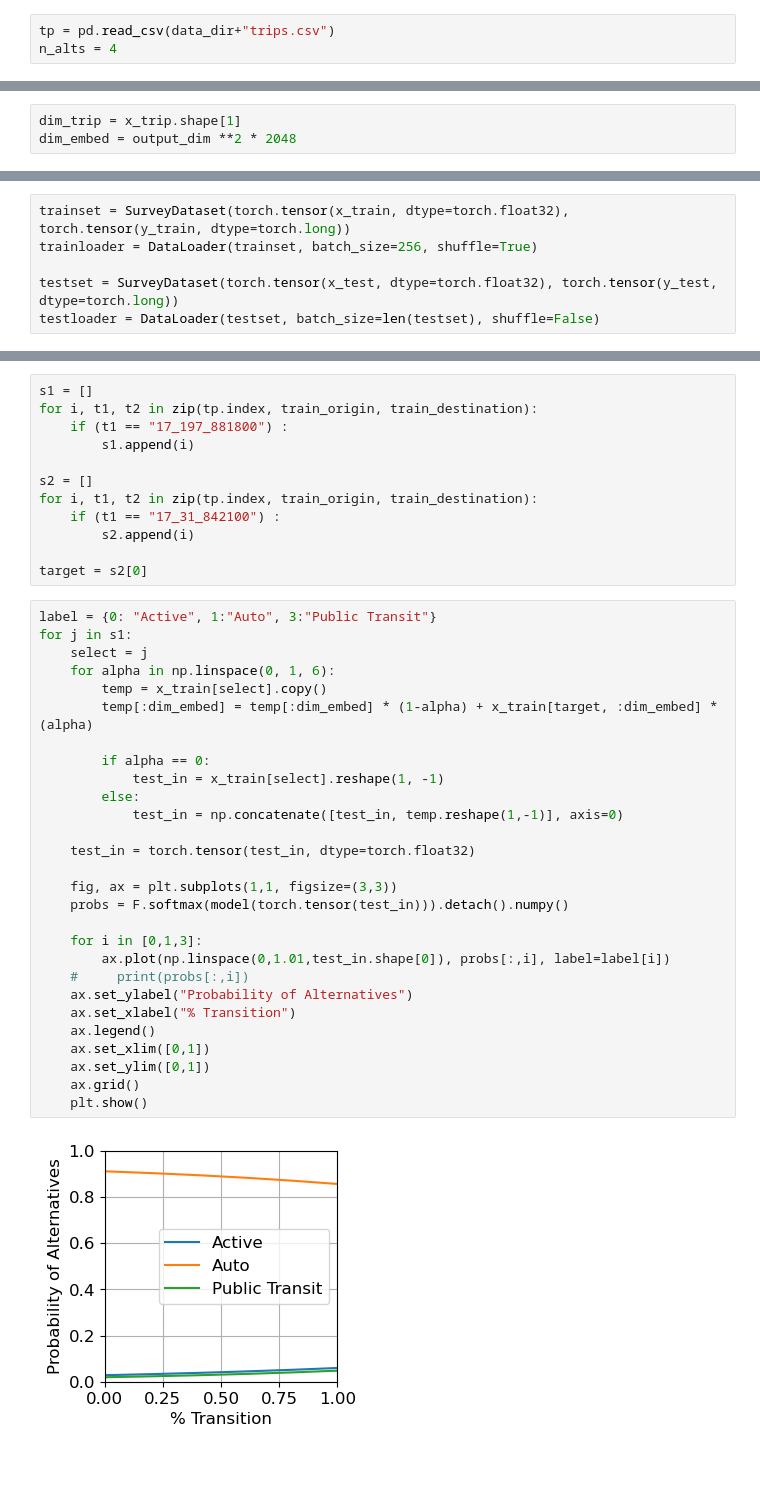
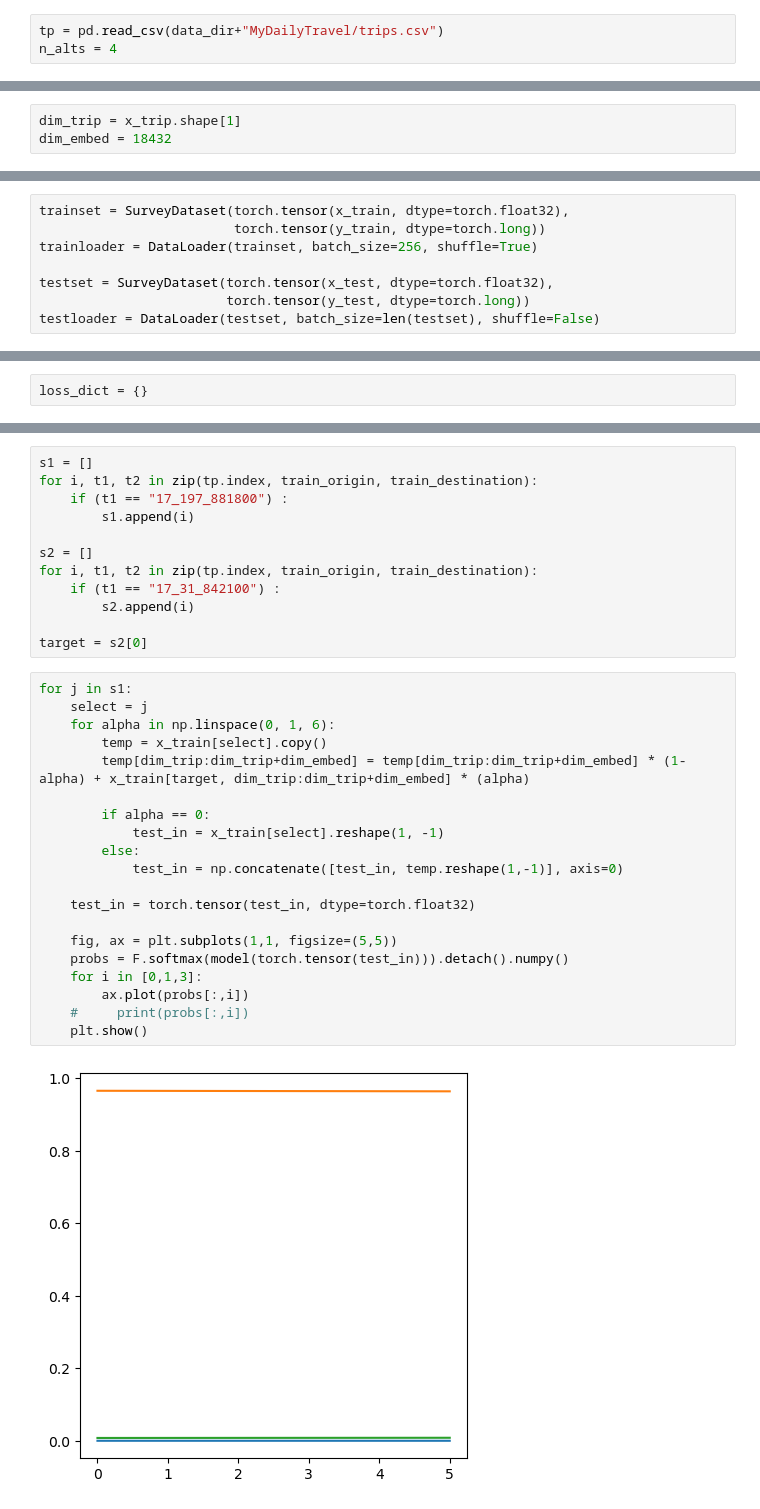
Before and after one commit to sunnyqywang/demand_image, a Jupyter notebook: DcComp_4_Trip+SAE.ipynb, the cells around one changed output, grey strips where cells are left out. Saved outputs shown, nothing was run; the diff lists cells and outputs as text; blank space fills up the shorter version.

```diff
--- a/DcComp_4_Trip+SAE.ipynb
+++ b/DcComp_4_Trip+SAE.ipynb
@@ -62,7 +48,7 @@ aggregate_embeddings = np.array(aggregate_embeddings)
 # %% [markdown]
 # Load Trip Data
 # %%
-tp = pd.read_csv(data_dir+"trips.csv")
+tp = pd.read_csv(data_dir+"MyDailyTravel/trips.csv")
 n_alts = 4
 # %%
 print(tp['mode'].value_counts()/len(tp))
@@ -127,7 +111,7 @@ origins = tp['tract_1'].to_numpy()[trip_filter]
 destinations = tp['tract_2'].to_numpy()[trip_filter]
 # %%
 dim_trip = x_trip.shape[1]
-dim_embed = output_dim **2 * 2048
+dim_embed = 18432
 # %%
 x_train, x_test, y_train, y_test,\
 train_origin, test_origin, train_destination, test_destination = \
@@ -139,6 +119,8 @@ x_train.shape
 # %%
-trainset = SurveyDataset(torch.tensor(x_train, dtype=torch.float32), torch.tensor(y_train, dtype=torch.long))
+trainset = SurveyDataset(torch.tensor(x_train, dtype=torch.float32),
+                         torch.tensor(y_train, dtype=torch.long))
 trainloader = DataLoader(trainset, batch_size=256, shuffle=True)
 
-testset = SurveyDataset(torch.tensor(x_test, dtype=torch.float32), torch.tensor(y_test, dtype=torch.long))
+testset = SurveyDataset(torch.tensor(x_test, dtype=torch.float32),
+                        torch.tensor(y_test, dtype=torch.long))
 testloader = DataLoader(testset, batch_size=len(testset), shuffle=False)
@@ -148 +127,3 @@ lr_list = [3e-6,5e-6,1e-5]
+# %%
+loss_dict = {}
 # %%
@@ -258,32 +263,24 @@ for i, t1, t2 in zip(tp.index, train_origin, train_destination):
 
 target = s2[0]
 # %%
-label = {0: "Active", 1:"Auto", 3:"Public Transit"}
 for j in s1:
     select = j
     for alpha in np.linspace(0, 1, 6):
         temp = x_train[select].copy()
-        temp[:dim_embed] = temp[:dim_embed] * (1-alpha) + x_train[target, :dim_embed] * (alpha)
+        temp[dim_trip:dim_trip+dim_embed] = temp[dim_trip:dim_trip+dim_embed] * (1-alpha) + x_train[target, dim_trip:dim_trip+dim_embed] * (alpha)
 
         if alpha == 0:
             test_in = x_train[select].reshape(1, -1)
         else:
             test_in = np.concatenate([test_in, temp.reshape(1,-1)], axis=0)
 
     test_in = torch.tensor(test_in, dtype=torch.float32)
 
-    fig, ax = plt.subplots(1,1, figsize=(3,3))
+    fig, ax = plt.subplots(1,1, figsize=(5,5))
     probs = F.softmax(model(torch.tensor(test_in))).detach().numpy()
-
     for i in [0,1,3]:
-        ax.plot(np.linspace(0,1.01,test_in.shape[0]), probs[:,i], label=label[i])
+        ax.plot(probs[:,i])
     #     print(probs[:,i])
-    ax.set_ylabel("Probability of Alternatives")
-    ax.set_xlabel("% Transition")
-    ax.legend()
-    ax.set_xlim([0,1])
-    ax.set_ylim([0,1])
-    ax.grid()
     plt.show()
 # %% [output]
-[figure, old version]
+[figure, new version]
```
Also changed, not shown: parts of 13 cells of this notebook, 32 other files.
